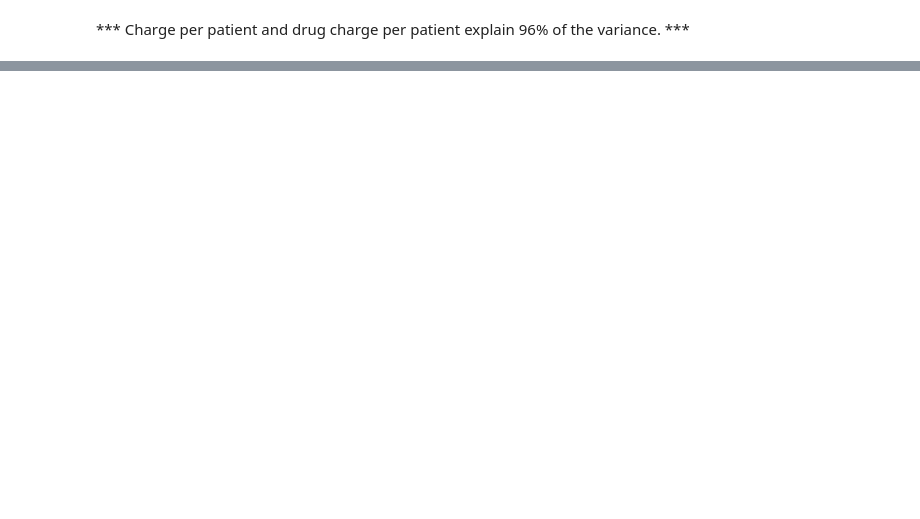
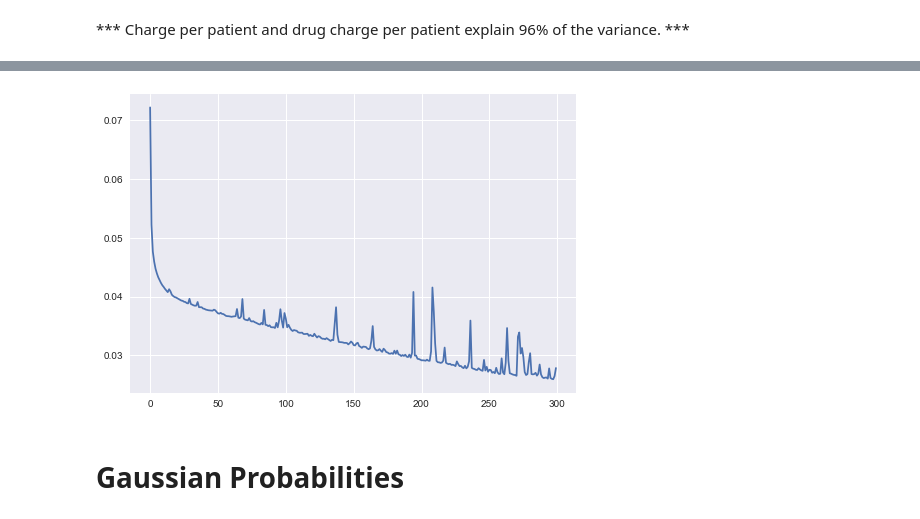
Before and after one commit to AJaafer/Physician_Risk, a Jupyter notebook: Physician_Risk.ipynb, the cells around one changed output, grey strips where cells are left out. Drawn from its saved outputs; the diff is of its cells as text; code cells hidden in the pictures; blank space fills up the shorter version.

Commit message:
gaussian probs

```diff
--- a/Physician_Risk.ipynb
+++ b/Physician_Risk.ipynb
@@ -152,0 +178,6 @@ X_train.to_csv('Data/X_train_numerical.csv')
+# %%
+scaler = MinMaxScaler()
+X_adj_std = scaler.fit_transform(X_adj.values)
+X_adj_std = pd.concat([pd.DataFrame(X_adj_std, index=X_train.index), X_train.iloc[:,-84:]], axis=1)
+print X_adj_std.shape
+X_adj_std.head()
@@ -152,0 +194,27 @@ X_train.to_csv('Data/X_train_numerical.csv')
+# %%
+input_dim = X_adj_std.shape[1]
+encoding_dim = 20
+
+input_layer = Input(shape=(input_dim, ))
+encoder = Dense(encoding_dim, activation="tanh",
+                activity_regularizer=regularizers.l1(10e-5))(input_layer)
+encoder = Dense(int(encoding_dim / 2), activation="relu")(encoder)
+decoder = Dense(int(encoding_dim / 2), activation='tanh')(encoder)
+decoder = Dense(input_dim, activation='relu')(decoder)
+autoencoder = Model(inputs=input_layer, outputs=decoder)
+
+nb_epoch = 300
+batch_size = 32
+autoencoder.compile(optimizer='adam',
+                    loss='mean_squared_error')
+history = autoencoder.fit(X_adj_std.values,
+                          X_adj_std.values,
+                          epochs=nb_epoch,
+                          batch_size=batch_size,
+                          shuffle=True,
+                          verbose=0).history
+# %%
+plt.plot(history['loss'])
+plt.show()
+# %% [output]
+[figure, added]
@@ -152,0 +228,2 @@ X_train.to_csv('Data/X_train_numerical.csv')
+# %% [markdown]
+# Gaussian Probabilities
```
Also changed, not shown: parts of 20 cells of this notebook, 3 other files.
